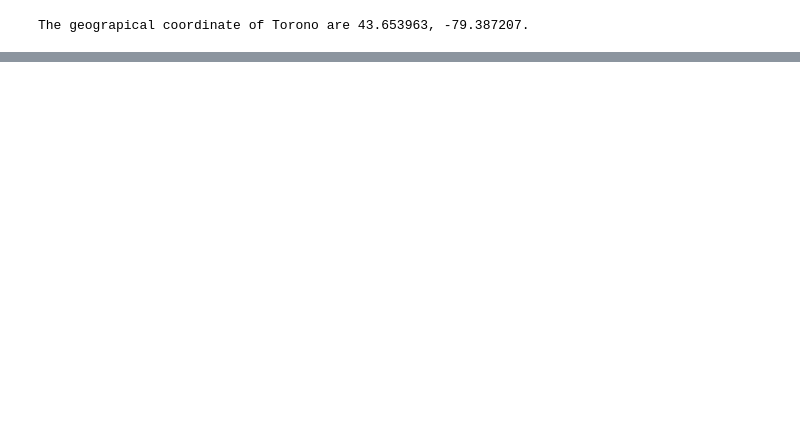
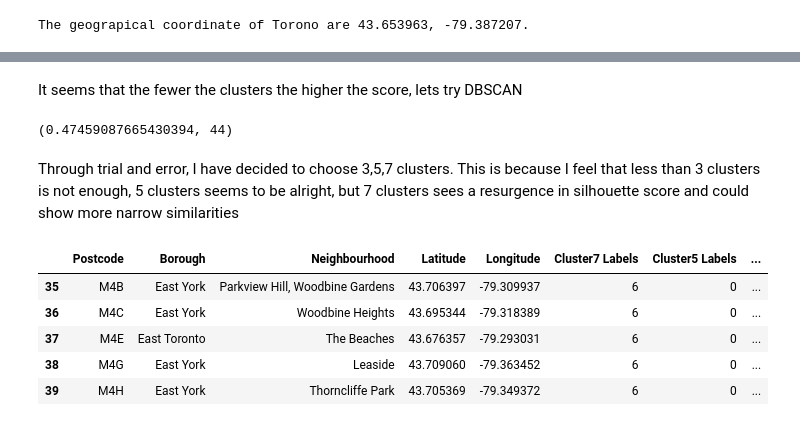
Before and after one commit to ExtraLime/Coursea_Capstone, a Jupyter notebook: Toronto.ipynb, the cells around one changed output, grey strips where cells are left out. Saved outputs shown, nothing was run; the diff lists cells and outputs as text; code cells hidden in the pictures; blank space fills up the shorter version.

Commit message:
finished clustering

```diff
--- a/Toronto.ipynb
+++ b/Toronto.ipynb
@@ -173,0 +434,4 @@ t_df[t_df['Borough']=='Downtown Toronto']
+# %%
+#group by neighborhood and get mean frequency of each category
+t_grouped = t_onehot.groupby('Neighbourhood').mean().reset_index()
+t_grouped
@@ -173,0 +492,8 @@ t_df[t_df['Borough']=='Downtown Toronto']
+# %%
+#function to sort in order of most popular
+
+def return_most_common_venues(row, num_top_venues):
+    row_categories = row.iloc[1:]
+    row_categories_sorted = row_categories.sort_values(ascending=False)
+
+    return row_categories_sorted.index.values[0:num_top_venues]
@@ -173,0 +531,9 @@ t_df[t_df['Borough']=='Downtown Toronto']
+# %%
+#Use silhouette score to determine best number of clusters
+from sklearn.metrics import silhouette_score
+
+t_grouped_clustering = t_grouped.drop('Neighbourhood', 1)
+
+for i in range(2,10):
+    kmeans = KMeans(n_clusters=i, random_state=0).fit(t_grouped_clustering)
+    print('N.Clusters= {} -- Sil.Score {}'.format(i,silhouette_score(t_grouped_clustering,kmeans.labels_)))
@@ -173,0 +549,33 @@ t_df[t_df['Borough']=='Downtown Toronto']
+# %% [markdown]
+It seems that the fewer the clusters the higher the score, lets try DBSCAN
+# %%
+db = DBSCAN(metric="euclidean",algorithm='ball_tree')
+db.fit(t_grouped_clustering)
+silhouette_score(t_grouped_clustering,db.labels_), len(db.labels_)
+# %% [output]
+(0.47459087665430394, 44)
+# %% [markdown]
+Through trial and error, I have decided to choose 3,5,7 clusters. This is because I feel that less than 3 clusters is not enough, 5 clusters seems to be alright, but 7 clusters sees a resurgence in silhouette score and could show more narrow similarities
+# %%
+# run k-means clustering for each cluster number
+kmeans3 = KMeans(n_clusters=3, random_state=0).fit(t_grouped_clustering)
+kmeans5 = KMeans(n_clusters=5, random_state=0).fit(t_grouped_clustering)
+kmeans7 = KMeans(n_clusters=7, random_state=0).fit(t_grouped_clustering)
+#add each label group to DF
+neighborhoods_venues_sorted.insert(0, 'Cluster3 Labels', kmeans3.labels_)
+neighborhoods_venues_sorted.insert(0, 'Cluster5 Labels', kmeans5.labels_)
+neighborhoods_venues_sorted.insert(0, 'Cluster7 Labels', kmeans7.labels_)
+#merge with other DF
+t_merged = dt_t
+
+# merge toronto_grouped with toronto_data to add latitude/longitude for each neighborhood
+t_merged = t_merged.join(neighborhoods_venues_sorted.set_index('Neighbourhood'), on='Neighbourhood')
+
+t_merged.head() # check the last columns!
+# %% [output]
+|  | Postcode | Borough | Neighbourhood | Latitude | Longitude | Cluster7 Labels | Cluster5 Labels | ... |
+| 35 | M4B | East York | Parkview Hill, Woodbine Gardens | 43.706397 | -79.309937 | 6 | 0 | ... |
+| 36 | M4C | East York | Woodbine Heights | 43.695344 | -79.318389 | 6 | 0 | ... |
+| 37 | M4E | East Toronto | The Beaches | 43.676357 | -79.293031 | 6 | 0 | ... |
+| 38 | M4G | East York | Leaside | 43.709060 | -79.363452 | 6 | 0 | ... |
+| 39 | M4H | East York | Thorncliffe Park | 43.705369 | -79.349372 | 6 | 0 | ... |
```
Also changed, not shown: parts of 57 cells of this notebook.
